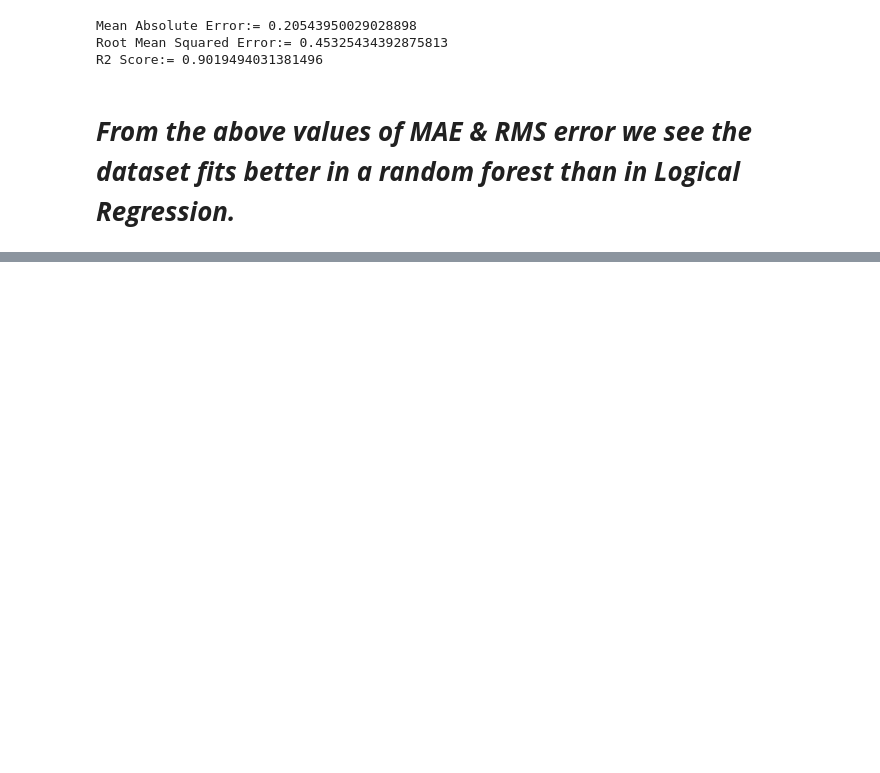
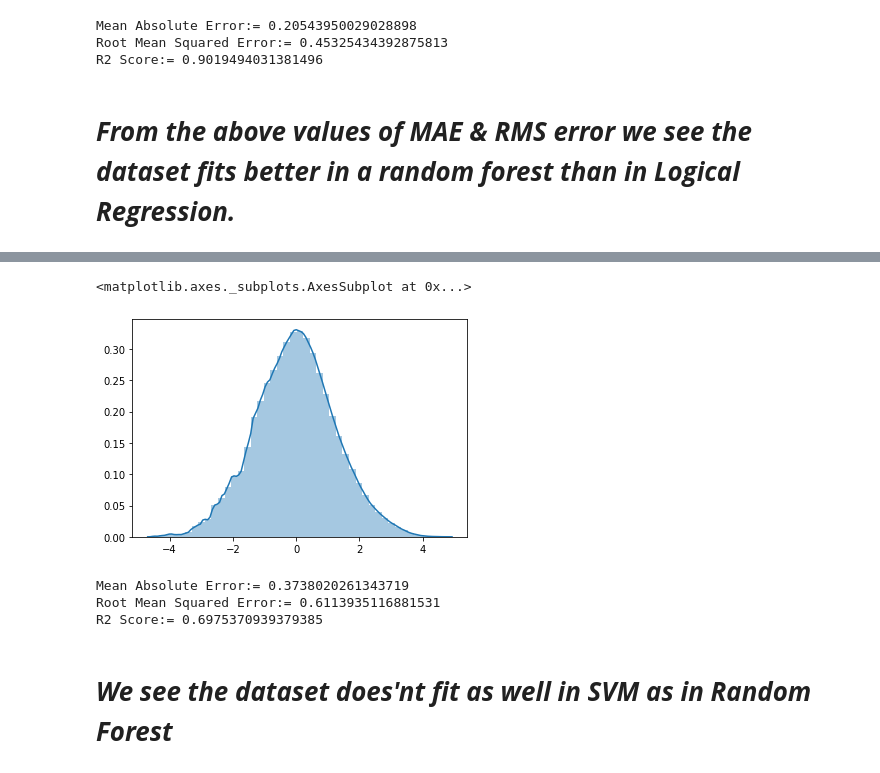
Before and after one commit to ElvinAlex26/MLI, a Jupyter notebook: projectml.ipynb, the cells around one changed output, grey strips where cells are left out. Cells and saved outputs as stored; diff of their text form; code cells hidden in the pictures; blank space fills up the shorter version.

```diff
--- a/projectml.ipynb
+++ b/projectml.ipynb
@@ -628,0 +652,16 @@ R2 Score:= 0.9019494031381496
+# %%
+sns.distplot((y_train-y_pred),bins=45)
+# %% [output]
+<matplotlib.axes._subplots.AxesSubplot at 0x...>
+[figure, added]
+# %%
+from sklearn import metrics
+print('Mean Absolute Error:=',metrics.mean_absolute_error(y_test,y_pred))
+print('Root Mean Squared Error:=',np.sqrt(metrics.mean_absolute_error(y_test,y_pred)))
+print('R2 Score:=',metrics.r2_score(y_test,y_pred))
+# %% [output]
+Mean Absolute Error:= 0.3738020261343719
+Root Mean Squared Error:= 0.6113935116881531
+R2 Score:= 0.6975370939379385
+# %% [markdown]
+# ***We see the dataset does'nt fit as well in SVM as in Random Forest***
```
Also changed, not shown: parts of 6 cells of this notebook.
